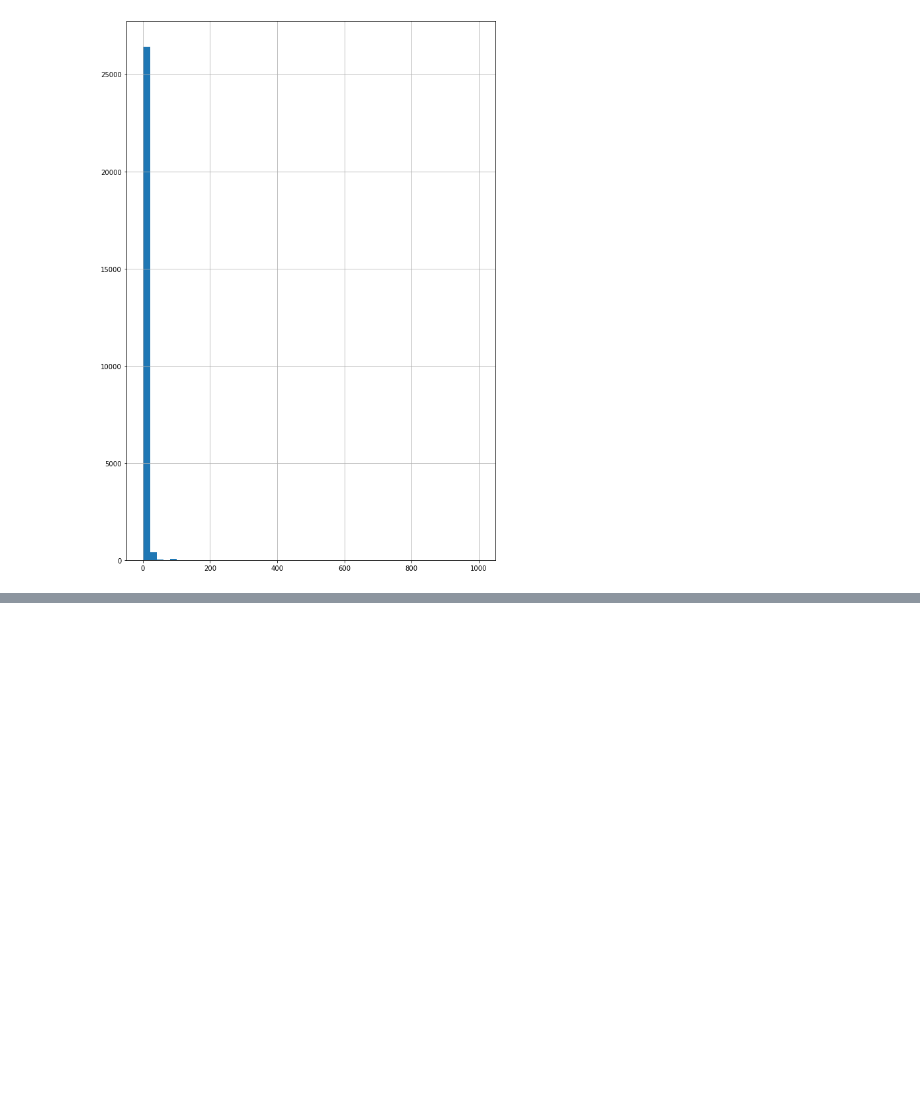
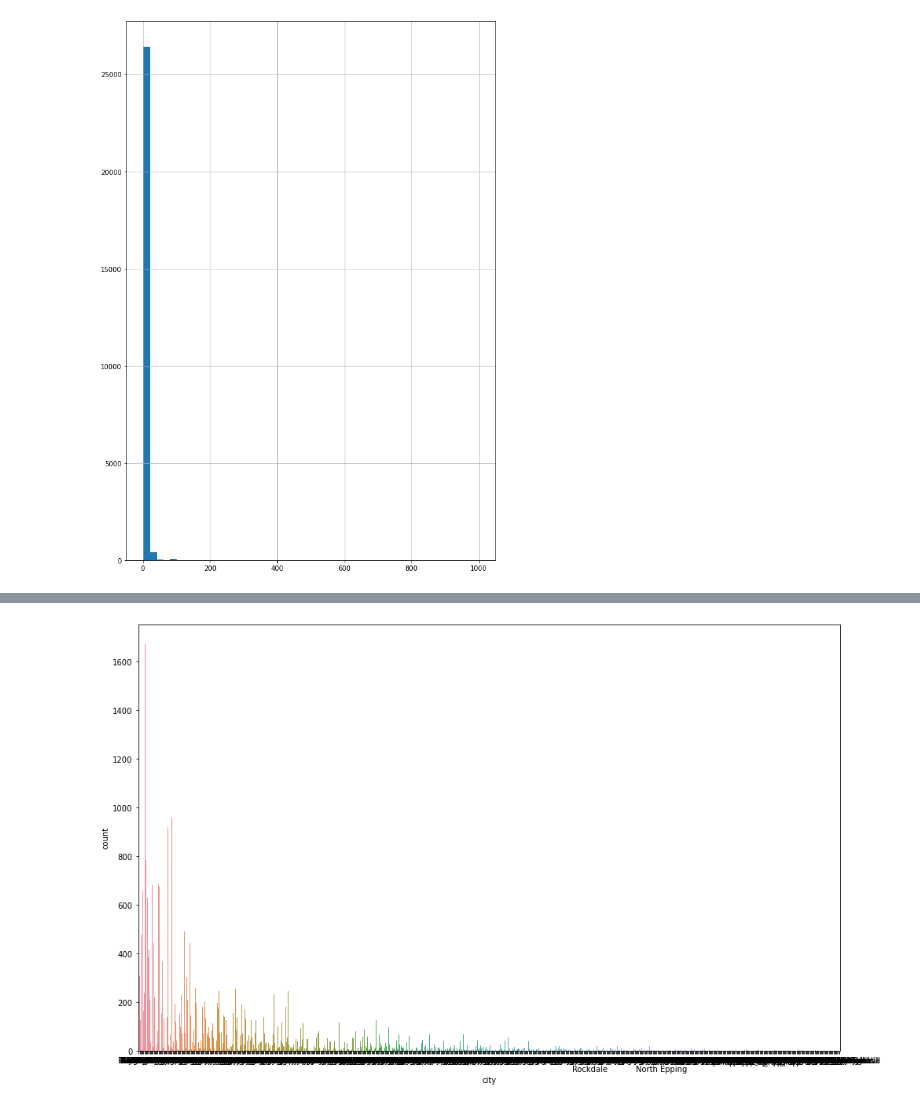
Before and after one commit to Zielzor/AirBNB, a Jupyter notebook: AirBnB Fair Valuation.ipynb, the cells around one changed output, grey strips where cells are left out. Saved outputs shown, nothing was run; the diff lists cells and outputs as text; code cells hidden in the pictures; blank space fills up the shorter version.

```diff
--- a/AirBnB Fair Valuation.ipynb
+++ b/AirBnB Fair Valuation.ipynb
@@ -332,0 +347,5 @@ df['minimum_nights'].hist(bins=50,figsize=(10,15))
+# %%
+plt.figure(figsize=(16,10))
+ax = sns.countplot(x="city", data=df)
+# %% [output]
+[figure, added]
```
Also changed, not shown: parts of 15 cells of this notebook.
